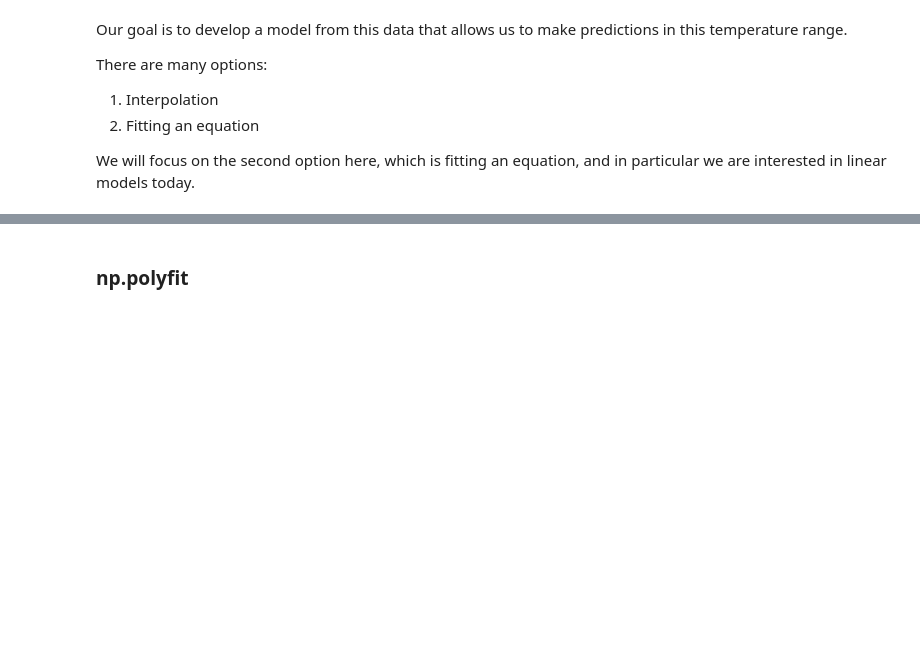
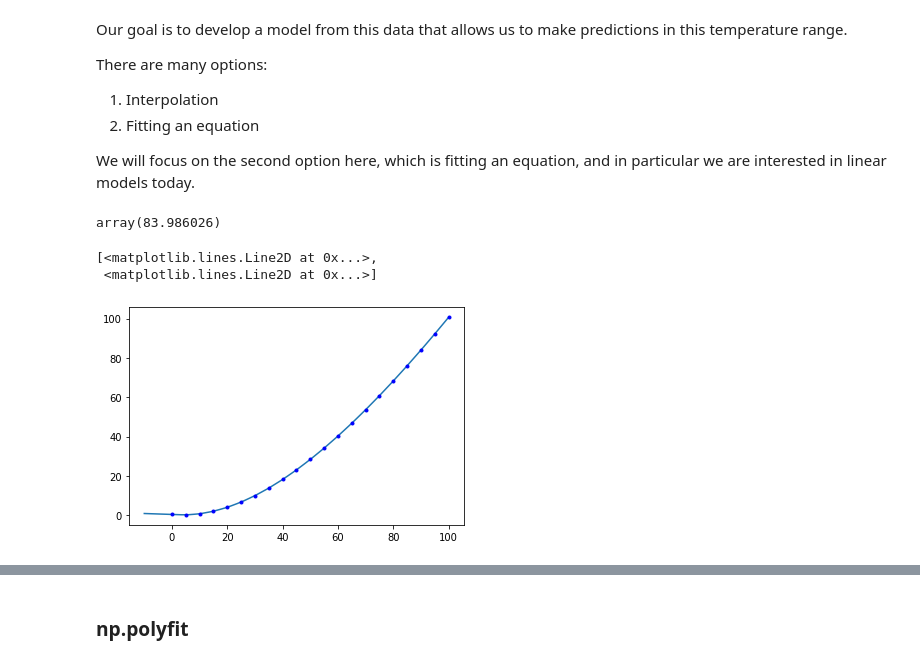
Before and after one commit to Steel-Bank-codespaces/s23-06681, a Jupyter notebook: lectures/05-linear-regression/linear-regression.ipynb, the cells around one changed output, grey strips where cells are left out. Saved outputs shown, nothing was run; the diff lists cells and outputs as text; code cells hidden in the pictures; blank space fills up the shorter version.

```diff
--- a/lectures/05-linear-regression/linear-regression.ipynb
+++ b/lectures/05-linear-regression/linear-regression.ipynb
@@ -48,3 +55,18 @@ There are many options:
 2.  Fitting an equation
 
 We will focus on the second option here, which is fitting an equation, and in particular we are interested in linear models today.
+# %%
+from scipy.interpolate import interp1d
+
+f = interp1d(T, P, kind='linear', bounds_error=False, fill_value="extrapolate")
+f(90)
+# %% [output]
+array(83.986026)
+# %%
+tfit = np.linspace(-10, 100)
+
+plt.plot(tfit, f(tfit), T, P, 'b.')
+# %% [output]
+[<matplotlib.lines.Line2D at 0x...>,
+ <matplotlib.lines.Line2D at 0x...>]
+[figure, added]
```
Also changed, not shown: parts of 26 cells of this notebook.
